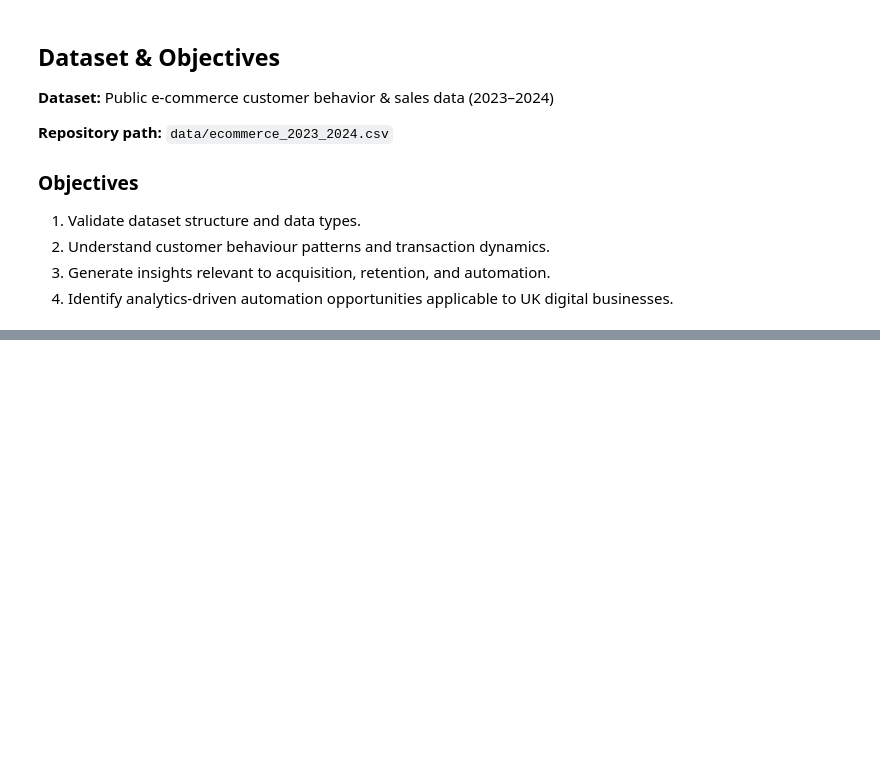
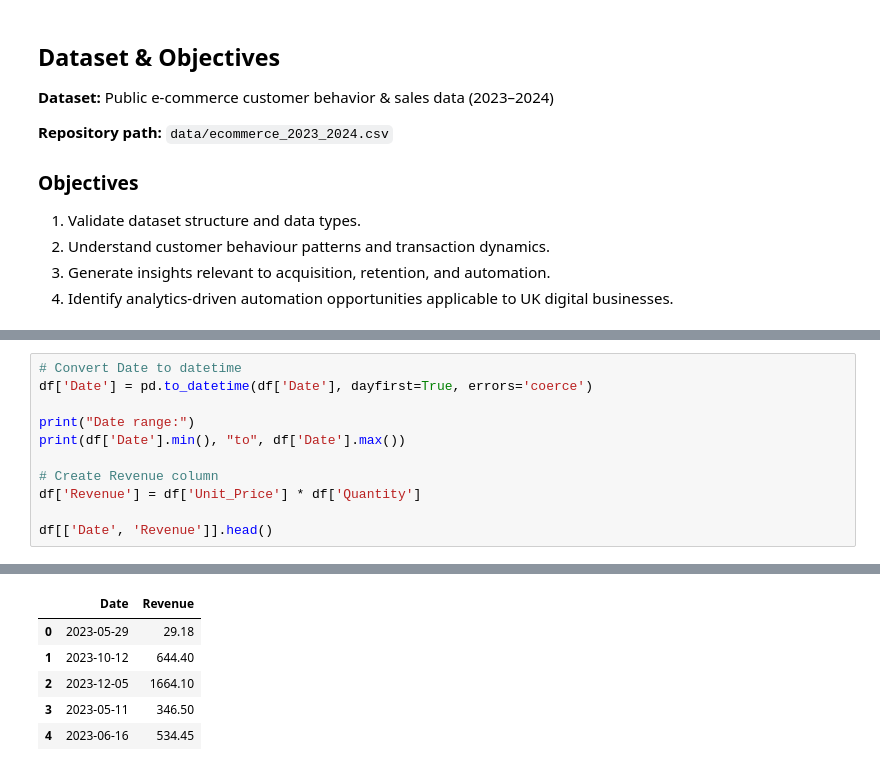
Before and after one commit to kamranafridi9220-prog/customer-growth-analytics-python, a Jupyter notebook: notebooks/customer_growth_analysis.ipynb, the cells around one changed output, grey strips where cells are left out. Saved outputs shown, nothing was run; the diff lists cells and outputs as text; blank space fills up the shorter version.

```diff
--- a/notebooks/customer_growth_analysis.ipynb
+++ b/notebooks/customer_growth_analysis.ipynb
@@ -35,0 +69,12 @@ display(df.describe(include='all'))
+# %%
+# Convert Date to datetime
+df['Date'] = pd.to_datetime(df['Date'], dayfirst=True, errors='coerce')
+
+print("Date range:")
+print(df['Date'].min(), "to", df['Date'].max())
+
+# Create Revenue column
+df['Revenue'] = df['Unit_Price'] * df['Quantity']
+
+df[['Date', 'Revenue']].head()
+# %% [output]
@@ -35,0 +83,6 @@ display(df.describe(include='all'))
+|  | Date | Revenue |
+| 0 | 2023-05-29 | 29.18 |
+| 1 | 2023-10-12 | 644.40 |
+| 2 | 2023-12-05 | 1664.10 |
+| 3 | 2023-05-11 | 346.50 |
+| 4 | 2023-06-16 | 534.45 |
```
Also changed, not shown: parts of 7 cells of this notebook.
